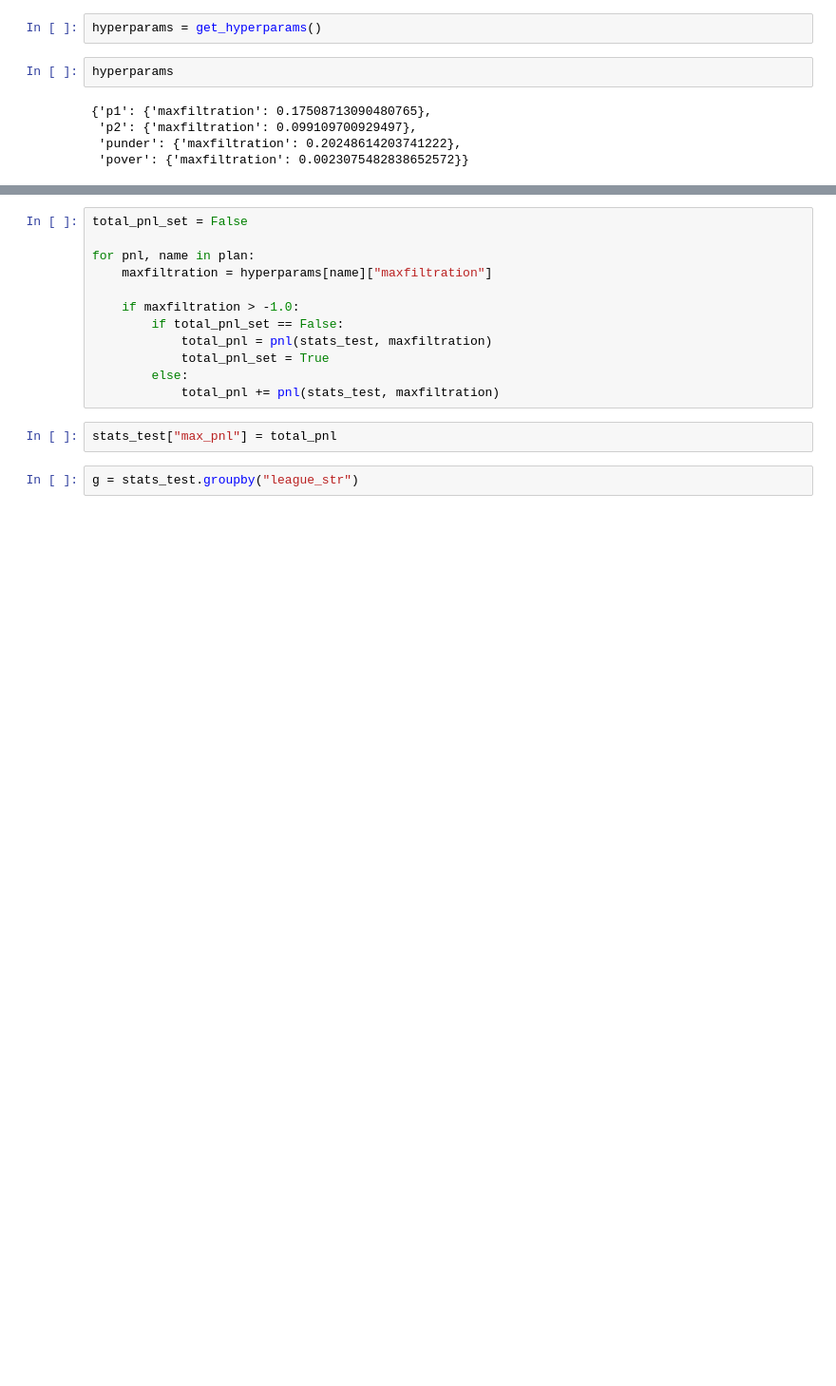
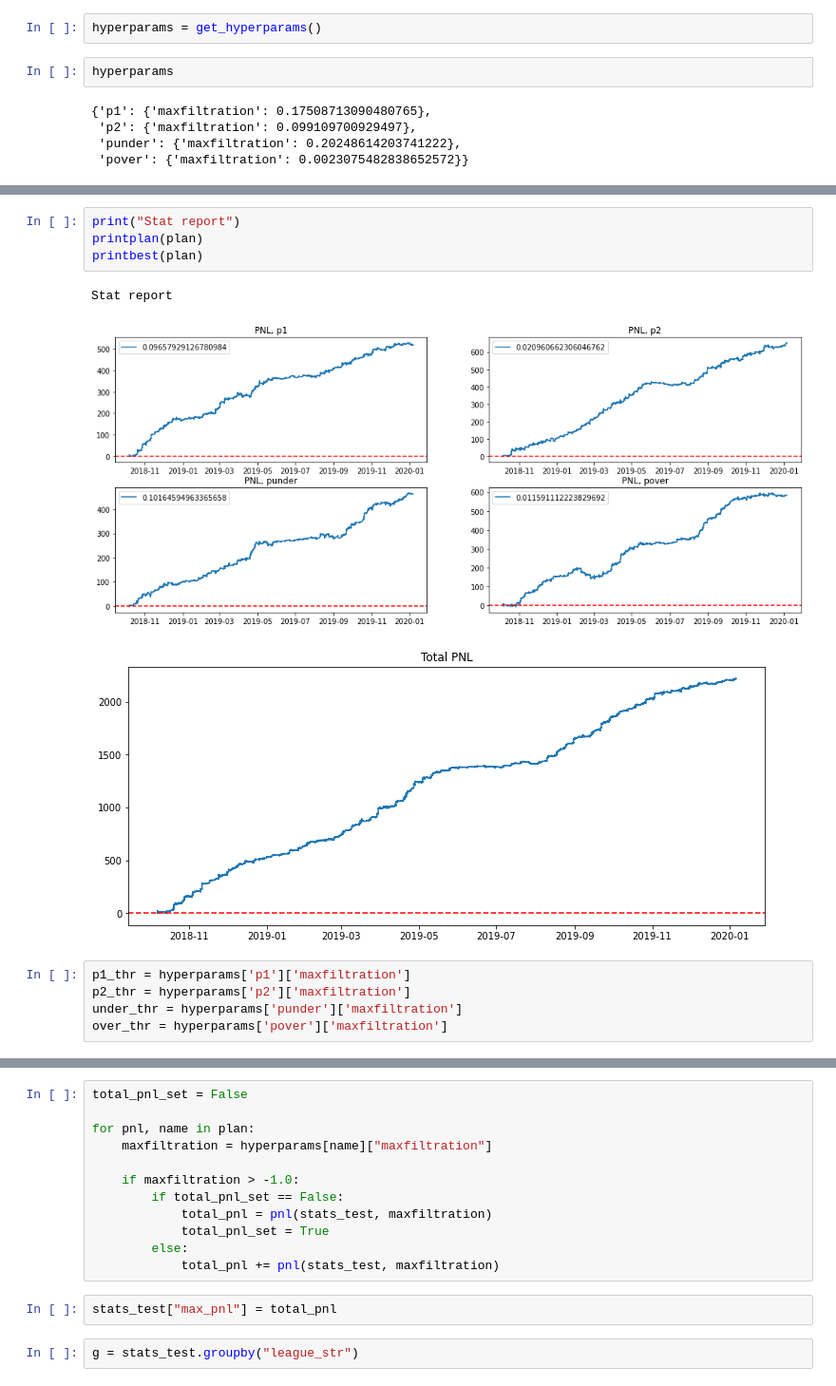
Before and after one commit to nestrading100kg/bets, a Jupyter notebook: notebooks/odds.ipynb, the cells around one changed output, grey strips where cells are left out. Shown at 95% size. Saved outputs shown, nothing was run; the diff lists cells and outputs as text; blank space fills up the shorter version.

```diff
--- a/notebooks/odds.ipynb
+++ b/notebooks/odds.ipynb
@@ -678,0 +754,13 @@ Stat report
+# %%
+print("Stat report")
+printplan(plan)
+printbest(plan)
+# %% [output]
+Stat report
+[figure, added]
+[figure, added]
+# %%
+p1_thr = hyperparams['p1']['maxfiltration']
+p2_thr = hyperparams['p2']['maxfiltration']
+under_thr = hyperparams['punder']['maxfiltration']
+over_thr = hyperparams['pover']['maxfiltration']
```
Also changed, not shown: parts of 29 cells of this notebook.
